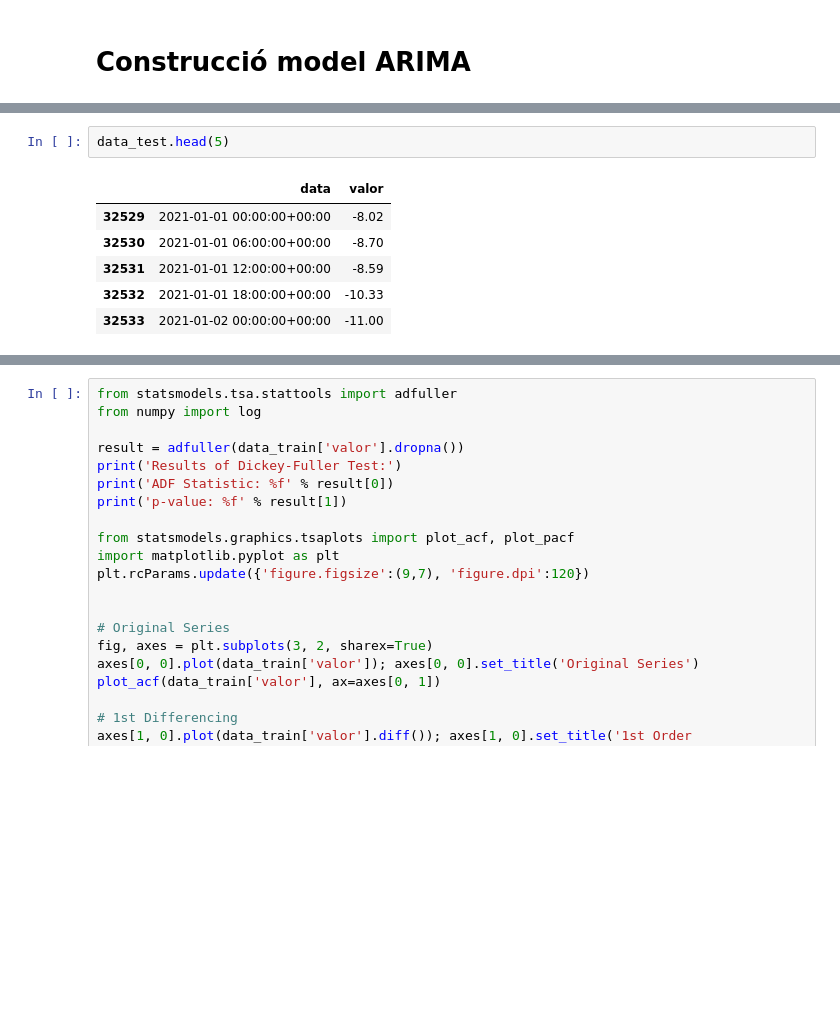
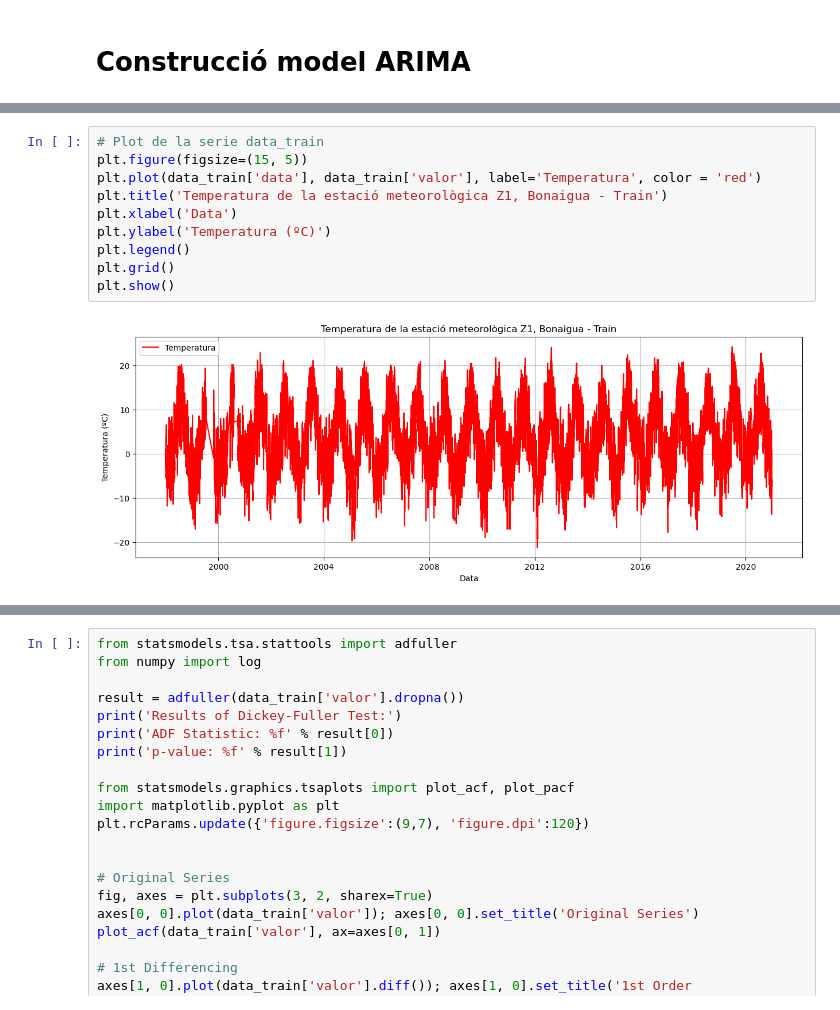
Before and after one commit to Paurro/TFM_SCM_Temperature_Forecasting_ML, a Jupyter notebook: models_prediccio/forecast_primers_casos/arima_model.ipynb, the cells around one changed output, grey strips where cells are left out. Drawn from its saved outputs; the diff is of its cells as text; blank space fills up the shorter version.

```diff
--- a/models_prediccio/forecast_primers_casos/arima_model.ipynb
+++ b/models_prediccio/forecast_primers_casos/arima_model.ipynb
@@ -189,9 +172,12 @@ data_train.tail(5)
-# %%
-data_test.head(5)
-# %% [output]
-|  | data | valor |
-| 32529 | 2021-01-01 00:00:00+00:00 | -8.02 |
-| 32530 | 2021-01-01 06:00:00+00:00 | -8.70 |
-| 32531 | 2021-01-01 12:00:00+00:00 | -8.59 |
-| 32532 | 2021-01-01 18:00:00+00:00 | -10.33 |
-| 32533 | 2021-01-02 00:00:00+00:00 | -11.00 |
+# %%
+# Plot de la serie data_train
+plt.figure(figsize=(15, 5))
+plt.plot(data_train['data'], data_train['valor'], label='Temperatura', color = 'red')
+plt.title('Temperatura de la estació meteorològica Z1, Bonaigua - Train')
+plt.xlabel('Data')
+plt.ylabel('Temperatura (ºC)')
+plt.legend()
+plt.grid()
+plt.show()
+# %% [output]
+[figure, added]
```
Also changed, not shown: parts of 12 cells of this notebook, 2 other files.
